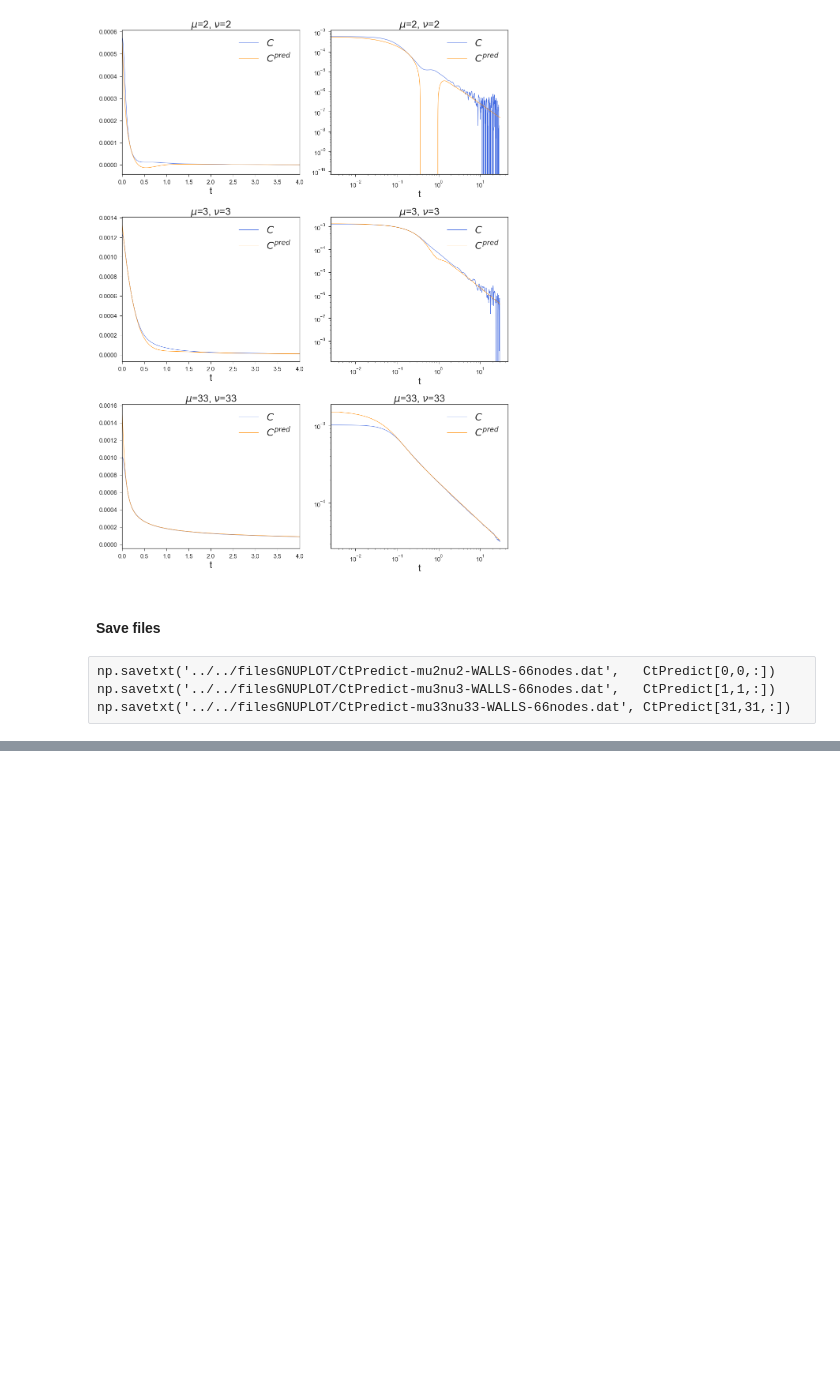
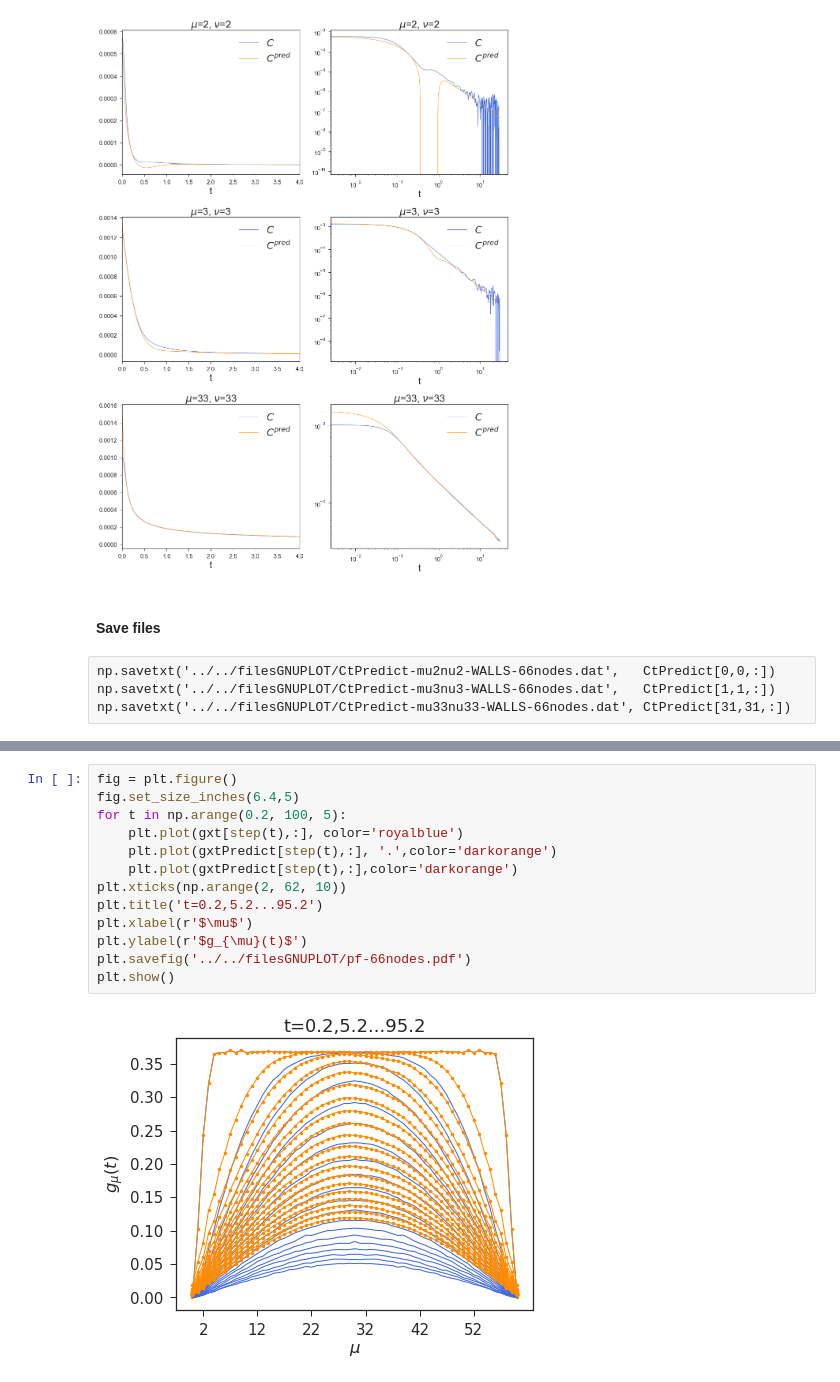
Before and after one commit to DiegoDZ/Thesis, a Jupyter notebook: notebooks/66nodes/WALLS/NanoHydro-WALLS-66nodes.ipynb, the cells around one changed output, grey strips where cells are left out. Cells and saved outputs as stored; diff of their text form; blank space fills up the shorter version.

```diff
--- a/notebooks/66nodes/WALLS/NanoHydro-WALLS-66nodes.ipynb
+++ b/notebooks/66nodes/WALLS/NanoHydro-WALLS-66nodes.ipynb
@@ -819,0 +859,15 @@ np.savetxt('../../filesGNUPLOT/CtPredict-mu33nu33-WALLS-66nodes.dat', CtPredict[
+# %%
+fig = plt.figure()
+fig.set_size_inches(6.4,5)
+for t in np.arange(0.2, 100, 5):
+    plt.plot(gxt[step(t),:], color='royalblue')
+    plt.plot(gxtPredict[step(t),:], '.',color='darkorange')
+    plt.plot(gxtPredict[step(t),:],color='darkorange')
+plt.xticks(np.arange(2, 62, 10))
+plt.title('t=0.2,5.2...95.2')
+plt.xlabel(r'$\mu$')
+plt.ylabel(r'$g_{\mu}(t)$')
+plt.savefig('../../filesGNUPLOT/pf-66nodes.pdf')
+plt.show()
+# %% [output]
+[figure, added]
```
Also changed, not shown: parts of 6 cells of this notebook, 1 other file.
